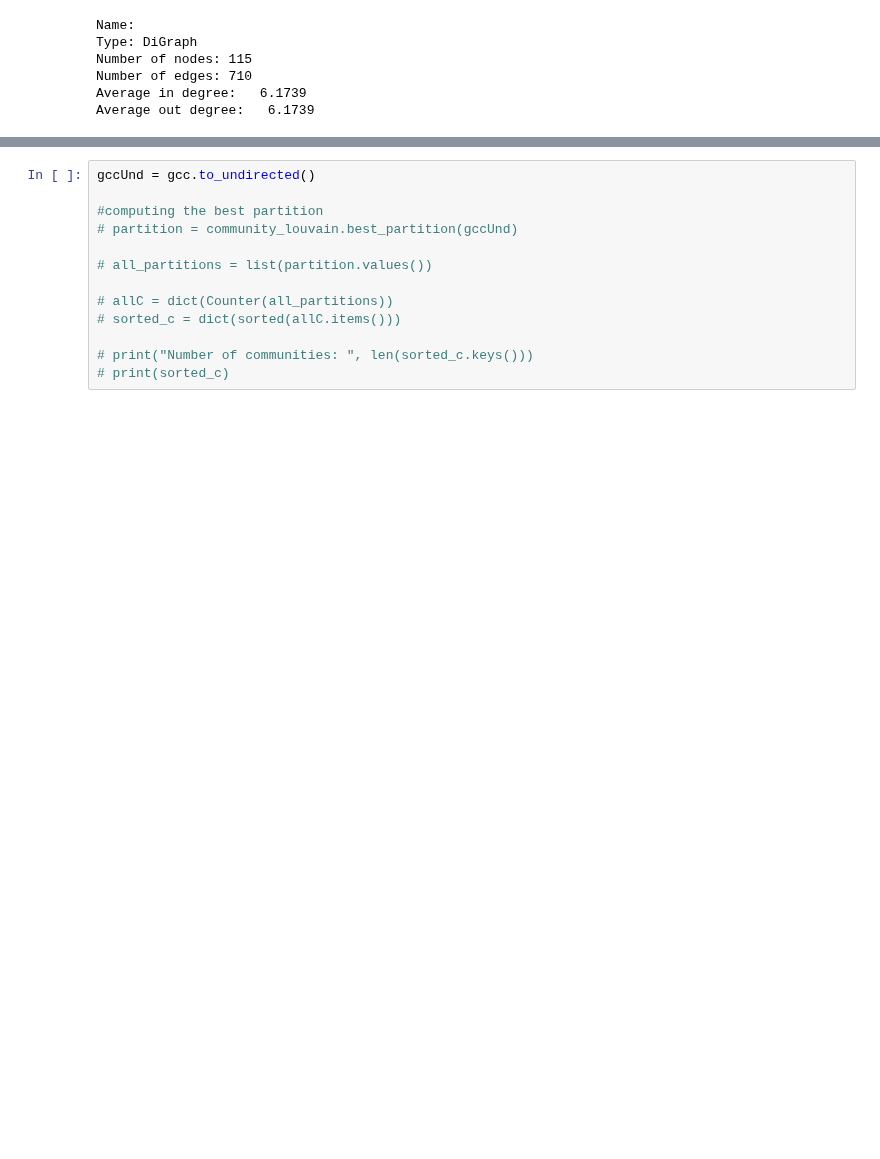
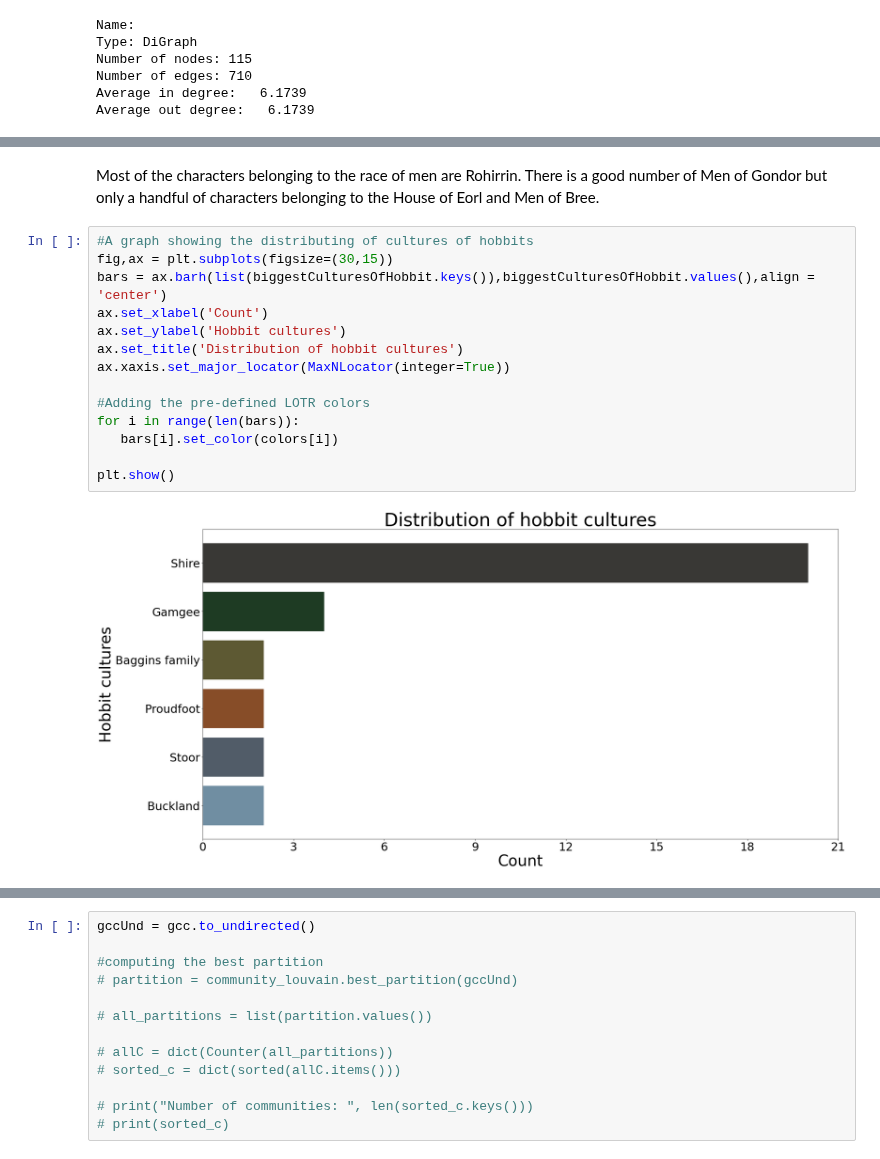
Before and after one commit to BerglindLilja/DataQueens, a Jupyter notebook: Project/Explainer_notebook.ipynb, the cells around one changed output, grey strips where cells are left out. Cells and saved outputs as stored; diff of their text form; blank space fills up the shorter version.

```diff
--- a/Project/Explainer_notebook.ipynb
+++ b/Project/Explainer_notebook.ipynb
@@ -209,0 +403,18 @@ Average out degree:   6.1739
+# %% [markdown]
+Most of the characters belonging to the race of men are Rohirrin. There is a good number of Men of Gondor but only a handful of characters belonging to the House of Eorl and Men of Bree.
+# %%
+#A graph showing the distributing of cultures of hobbits
+fig,ax = plt.subplots(figsize=(30,15))
+bars = ax.barh(list(biggestCulturesOfHobbit.keys()),biggestCulturesOfHobbit.values(),align = 'center')
+ax.set_xlabel('Count')
+ax.set_ylabel('Hobbit cultures')
+ax.set_title('Distribution of hobbit cultures')
+ax.xaxis.set_major_locator(MaxNLocator(integer=True))
+
+#Adding the pre-defined LOTR colors
+for i in range(len(bars)):
+   bars[i].set_color(colors[i])
+
+plt.show()
+# %% [output]
+[figure, added]
```
Also changed, not shown: parts of 30 cells of this notebook.
